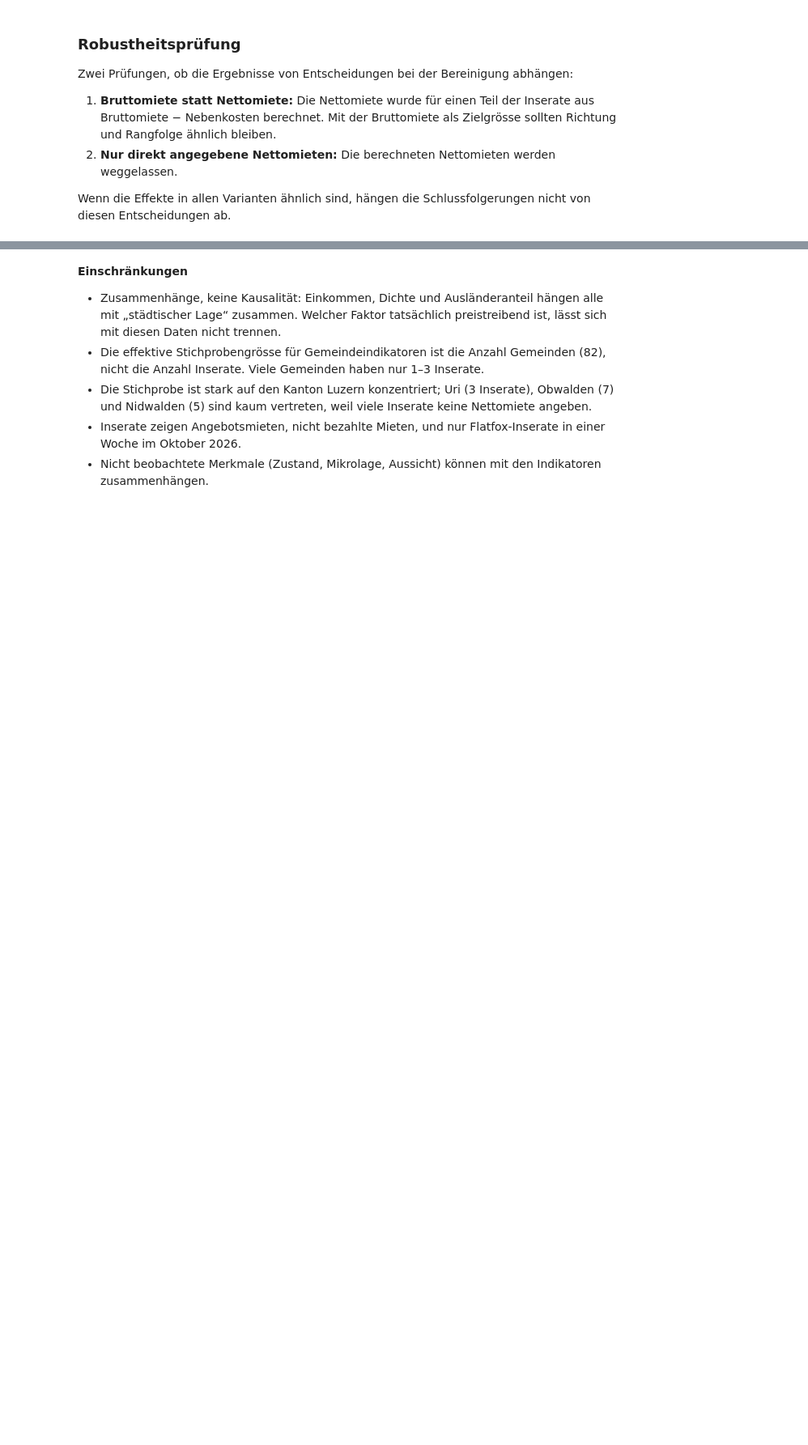
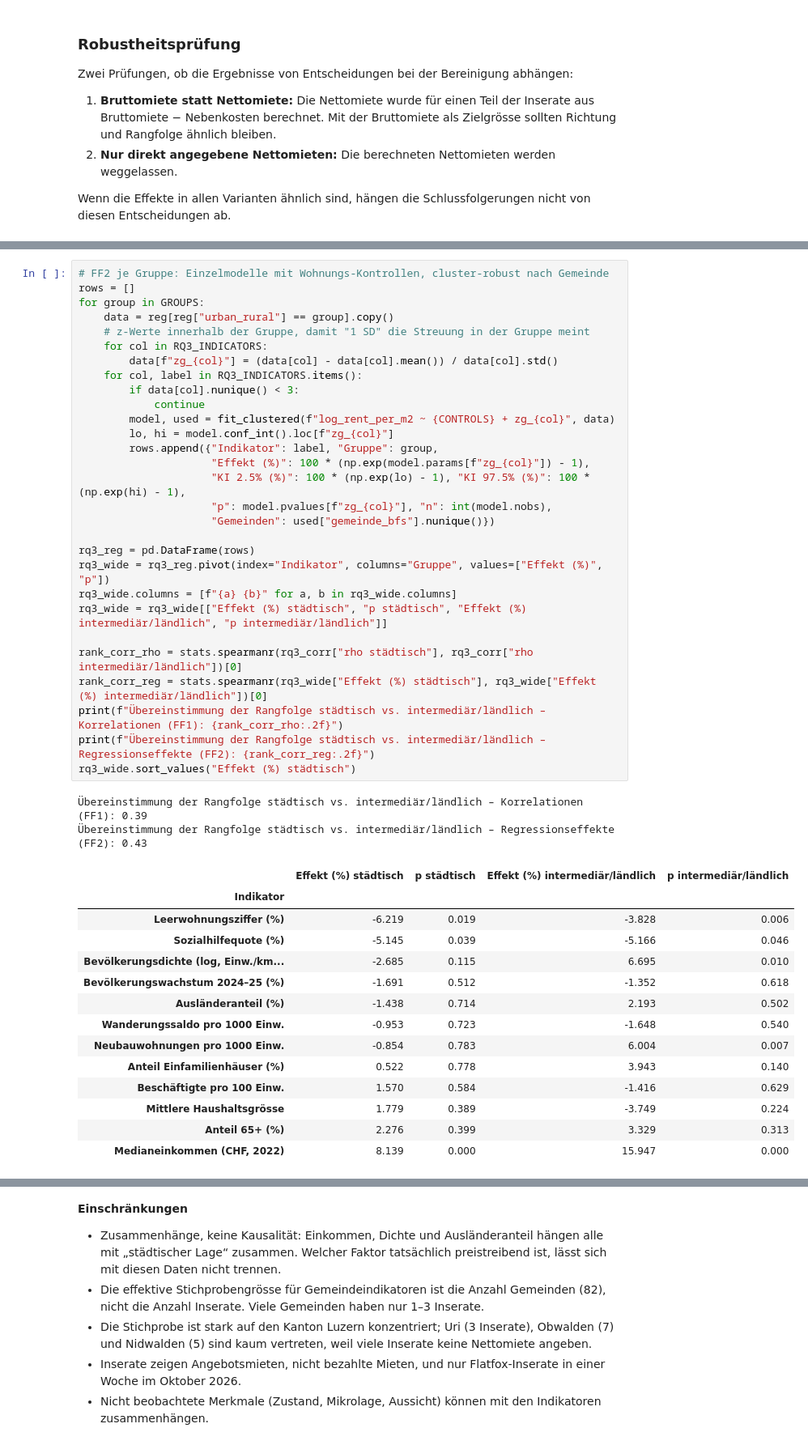
Before and after one commit to ruefeenr/CIP_HS26_204, a Jupyter notebook: scripts/rent_factors_analysis.ipynb, the cells around one changed output, grey strips where cells are left out. Shown at 81% size. Saved outputs shown, nothing was run; the diff lists cells and outputs as text; blank space fills up the shorter version.

```diff
--- a/scripts/rent_factors_analysis.ipynb
+++ b/scripts/rent_factors_analysis.ipynb
@@ -506,0 +584,46 @@ robust
+# %%
+# FF2 je Gruppe: Einzelmodelle mit Wohnungs-Kontrollen, cluster-robust nach Gemeinde
+rows = []
+for group in GROUPS:
+    data = reg[reg["urban_rural"] == group].copy()
+    # z-Werte innerhalb der Gruppe, damit "1 SD" die Streuung in der Gruppe meint
+    for col in RQ3_INDICATORS:
+        data[f"zg_{col}"] = (data[col] - data[col].mean()) / data[col].std()
+    for col, label in RQ3_INDICATORS.items():
+        if data[col].nunique() < 3:
+            continue
+        model, used = fit_clustered(f"log_rent_per_m2 ~ {CONTROLS} + zg_{col}", data)
+        lo, hi = model.conf_int().loc[f"zg_{col}"]
+        rows.append({"Indikator": label, "Gruppe": group,
+                     "Effekt (%)": 100 * (np.exp(model.params[f"zg_{col}"]) - 1),
+                     "KI 2.5% (%)": 100 * (np.exp(lo) - 1), "KI 97.5% (%)": 100 * (np.exp(hi) - 1),
+                     "p": model.pvalues[f"zg_{col}"], "n": int(model.nobs),
+                     "Gemeinden": used["gemeinde_bfs"].nunique()})
+
+rq3_reg = pd.DataFrame(rows)
+rq3_wide = rq3_reg.pivot(index="Indikator", columns="Gruppe", values=["Effekt (%)", "p"])
+rq3_wide.columns = [f"{a} {b}" for a, b in rq3_wide.columns]
+rq3_wide = rq3_wide[["Effekt (%) städtisch", "p städtisch", "Effekt (%) intermediär/ländlich", "p intermediär/ländlich"]]
+
+rank_corr_rho = stats.spearmanr(rq3_corr["rho städtisch"], rq3_corr["rho intermediär/ländlich"])[0]
+rank_corr_reg = stats.spearmanr(rq3_wide["Effekt (%) städtisch"], rq3_wide["Effekt (%) intermediär/ländlich"])[0]
+print(f"Übereinstimmung der Rangfolge städtisch vs. intermediär/ländlich – Korrelationen (FF1): {rank_corr_rho:.2f}")
+print(f"Übereinstimmung der Rangfolge städtisch vs. intermediär/ländlich – Regressionseffekte (FF2): {rank_corr_reg:.2f}")
+rq3_wide.sort_values("Effekt (%) städtisch")
+# %% [output]
+Übereinstimmung der Rangfolge städtisch vs. intermediär/ländlich – Korrelationen (FF1): 0.39
+Übereinstimmung der Rangfolge städtisch vs. intermediär/ländlich – Regressionseffekte (FF2): 0.43
+|  | Effekt (%) städtisch | p städtisch | Effekt (%) intermediär/ländlich | p intermediär/ländlich |
+| Indikator |  |  |  |  |
+| Leerwohnungsziffer (%) | -6.219 | 0.019 | -3.828 | 0.006 |
+| Sozialhilfequote (%) | -5.145 | 0.039 | -5.166 | 0.046 |
+| Bevölkerungsdichte (log, Einw./km... | -2.685 | 0.115 | 6.695 | 0.010 |
+| Bevölkerungswachstum 2024–25 (%) | -1.691 | 0.512 | -1.352 | 0.618 |
+| Ausländeranteil (%) | -1.438 | 0.714 | 2.193 | 0.502 |
+| Wanderungssaldo pro 1000 Einw. | -0.953 | 0.723 | -1.648 | 0.540 |
+| Neubauwohnungen pro 1000 Einw. | -0.854 | 0.783 | 6.004 | 0.007 |
+| Anteil Einfamilienhäuser (%) | 0.522 | 0.778 | 3.943 | 0.140 |
+| Beschäftigte pro 100 Einw. | 1.570 | 0.584 | -1.416 | 0.629 |
+| Mittlere Haushaltsgrösse | 1.779 | 0.389 | -3.749 | 0.224 |
+| Anteil 65+ (%) | 2.276 | 0.399 | 3.329 | 0.313 |
+| Medianeinkommen (CHF, 2022) | 8.139 | 0.000 | 15.947 | 0.000 |
```
Also changed, not shown: parts of 9 cells of this notebook, 3 other files.
